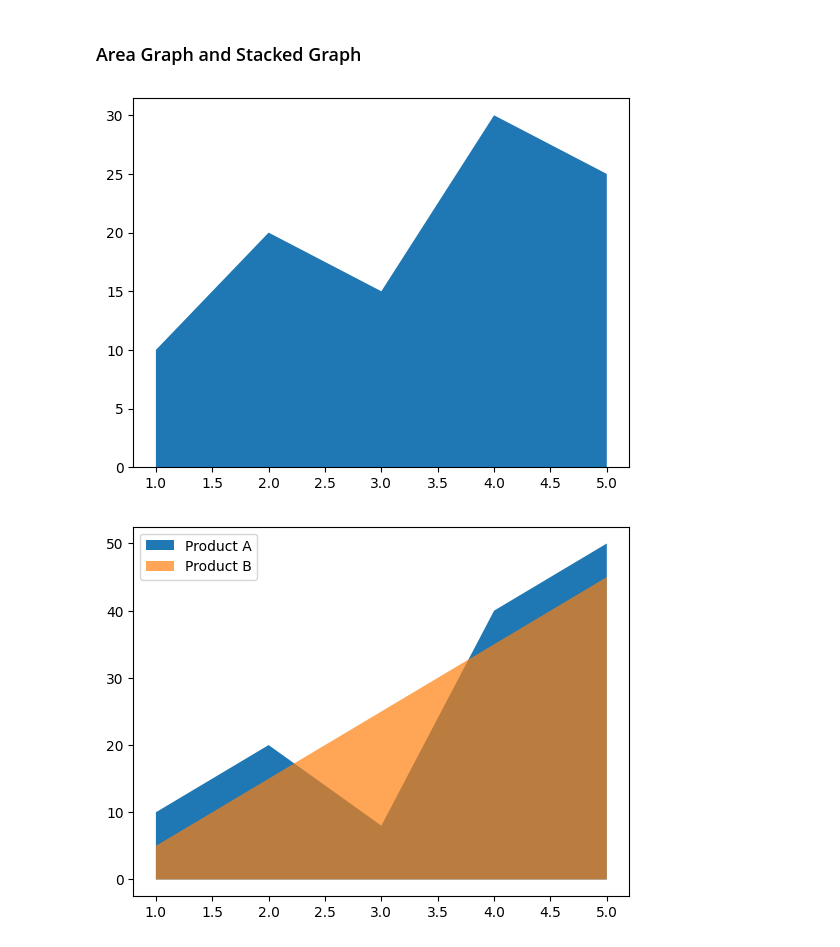
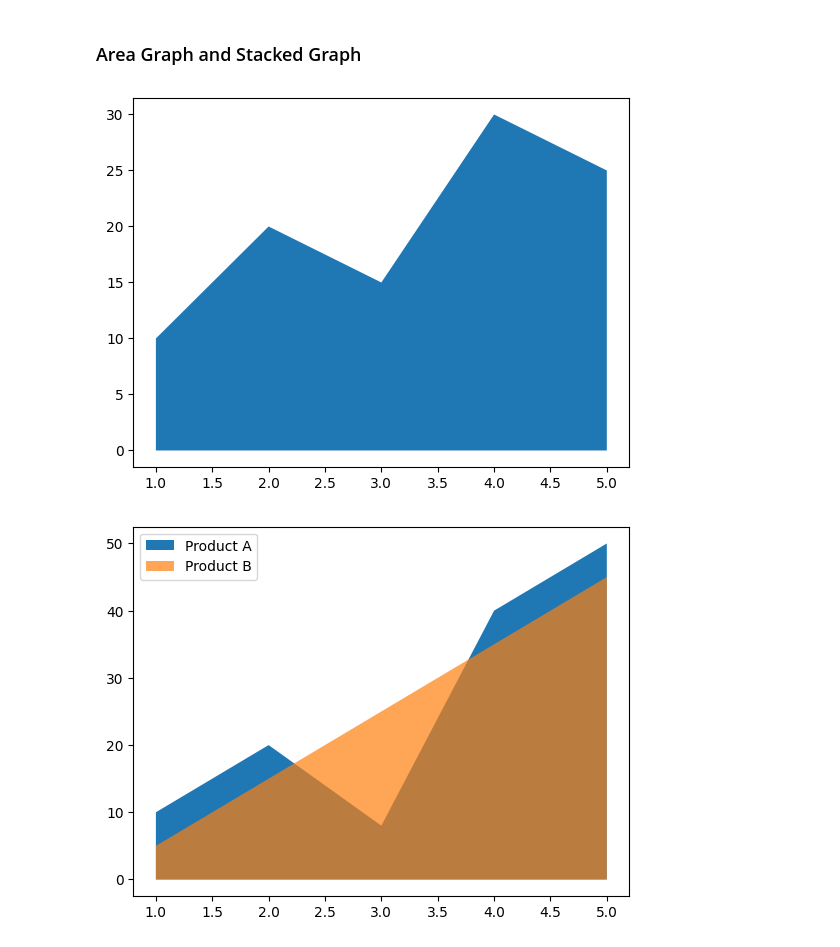
Before and after one commit to NeerajKatheriya1435/Data_Analytics, a Jupyter notebook: Matplotlib_Files/matplotlib3.ipynb, the cells around one changed output. Cells and saved outputs as stored; diff of their text form; code cells hidden in the pictures.

```diff
--- a/Matplotlib_Files/matplotlib3.ipynb
+++ b/Matplotlib_Files/matplotlib3.ipynb
@@ -3,15 +3,15 @@
 # %%
 import matplotlib.pyplot as plt
 
 x = [1, 2, 3, 4, 5]
 y = [10, 20, 15, 30, 25]
 
-# plt.fill_between(x, y)
+plt.fill_between(x, y)
 
-plt.stackplot(x, y)
+# plt.stackplot(x, y)
 plt.show()
 # %% [output]
-[figure, old version]
+[figure, new version]
 # %%
 y1 = [10, 20, 8, 40, 50]
 y2 = [5, 15, 25, 35, 45]
```
Also changed, not shown: parts of 5 cells of this notebook, 14 other files.
